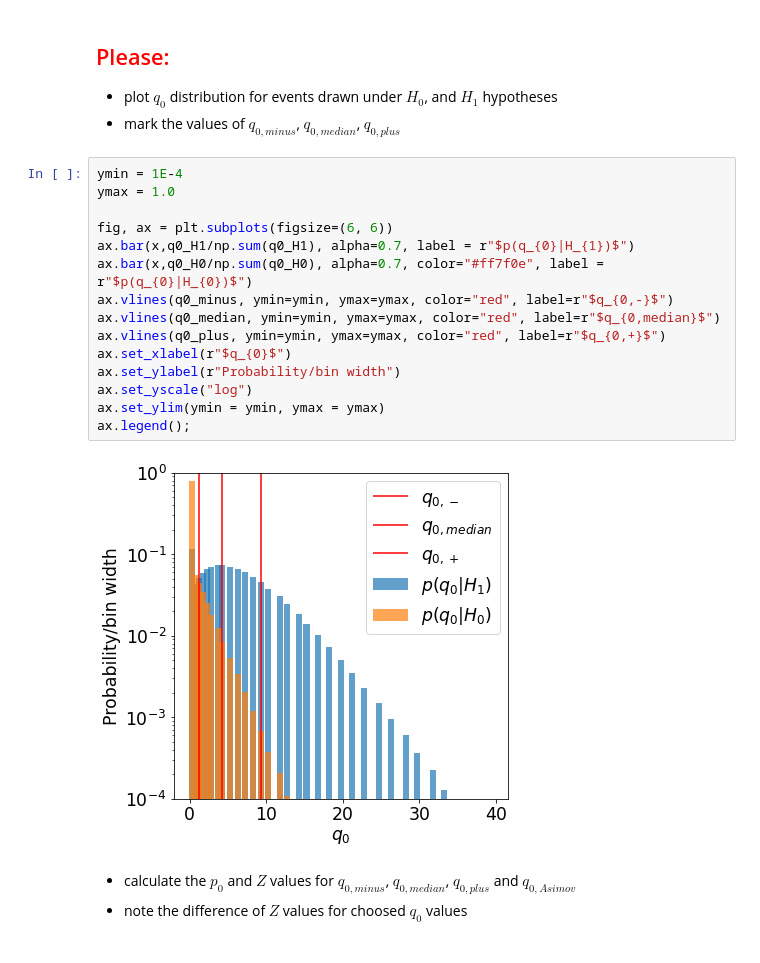
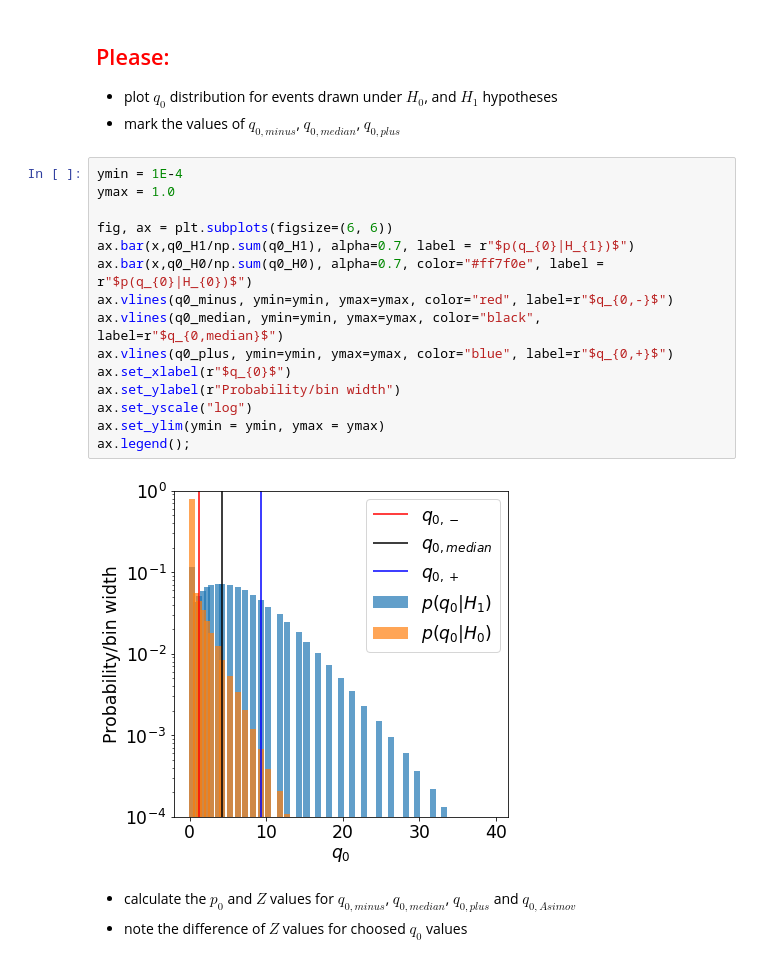
Before and after one commit to barraldiaz/Modern_Particle_Physics_Experiments, a Jupyter notebook: 14_Hypothesis_testing.ipynb, the cells around one changed output. Cells and saved outputs as stored; diff of their text form.

```diff
--- a/14_Hypothesis_testing.ipynb
+++ b/14_Hypothesis_testing.ipynb
@@ -382,20 +386,20 @@ MC estimate for p(q0>q0_plus) under H1:          1.57E-01 (expected: 0.16)
 # %%
 ymin = 1E-4
 ymax = 1.0
 
 fig, ax = plt.subplots(figsize=(6, 6))
 ax.bar(x,q0_H1/np.sum(q0_H1), alpha=0.7, label = r"$p(q_{0}|H_{1})$")
 ax.bar(x,q0_H0/np.sum(q0_H0), alpha=0.7, color="#ff7f0e", label = r"$p(q_{0}|H_{0})$")
 ax.vlines(q0_minus, ymin=ymin, ymax=ymax, color="red", label=r"$q_{0,-}$")
-ax.vlines(q0_median, ymin=ymin, ymax=ymax, color="red", label=r"$q_{0,median}$")
-ax.vlines(q0_plus, ymin=ymin, ymax=ymax, color="red", label=r"$q_{0,+}$")
+ax.vlines(q0_median, ymin=ymin, ymax=ymax, color="black", label=r"$q_{0,median}$")
+ax.vlines(q0_plus, ymin=ymin, ymax=ymax, color="blue", label=r"$q_{0,+}$")
 ax.set_xlabel(r"$q_{0}$")
 ax.set_ylabel(r"Probability/bin width")
 ax.set_yscale("log")
 ax.set_ylim(ymin = ymin, ymax = ymax)
 ax.legend();
 # %% [output]
-[figure, old version]
+[figure, new version]
 # %% [markdown]
 * calculate the $p_{0}$ and $Z$ values for $q_{0,minus}$, $q_{0,median}$, $q_{0,plus}$ and $q_{0,Asimov}$
 * note the difference of $Z$ values for choosed $q_{0}$ values
```
Also changed, not shown: parts of 10 cells of this notebook, 1 other file.
